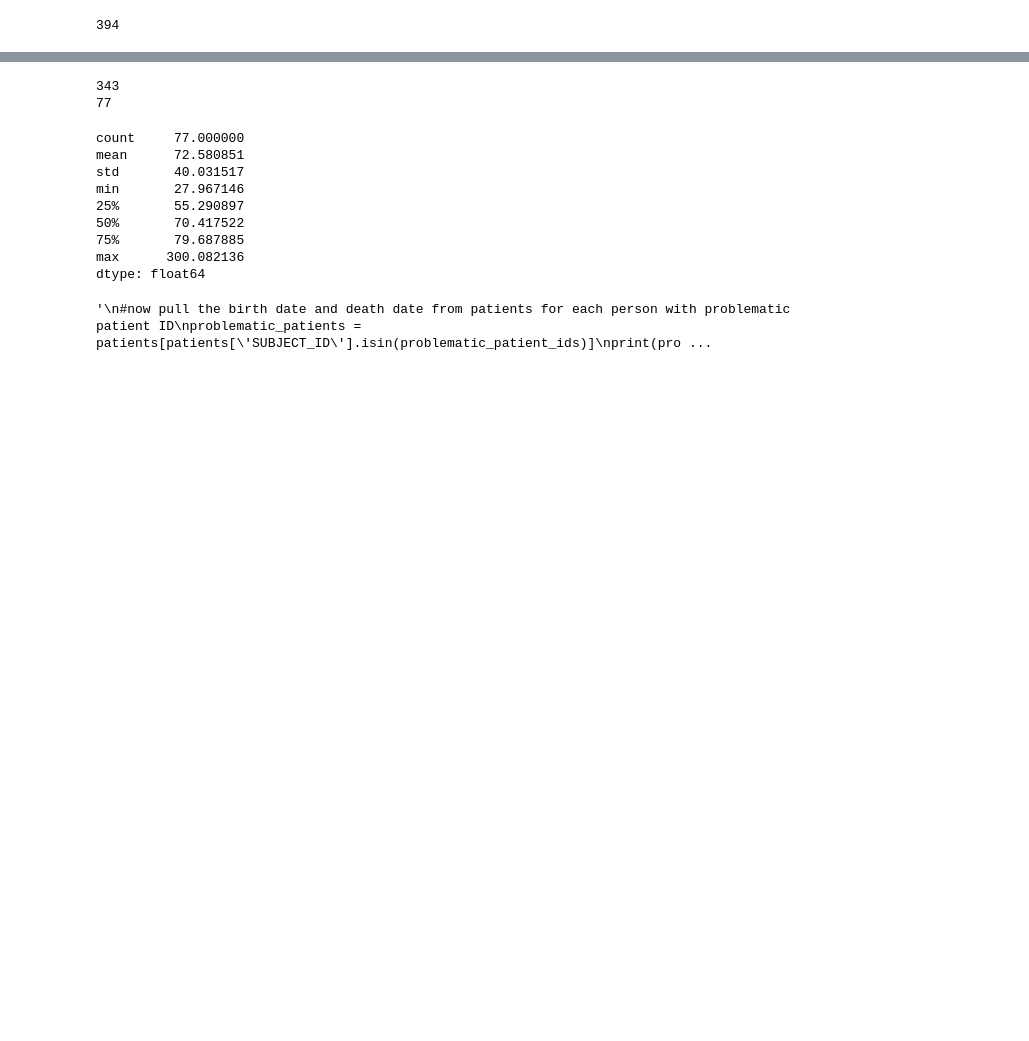
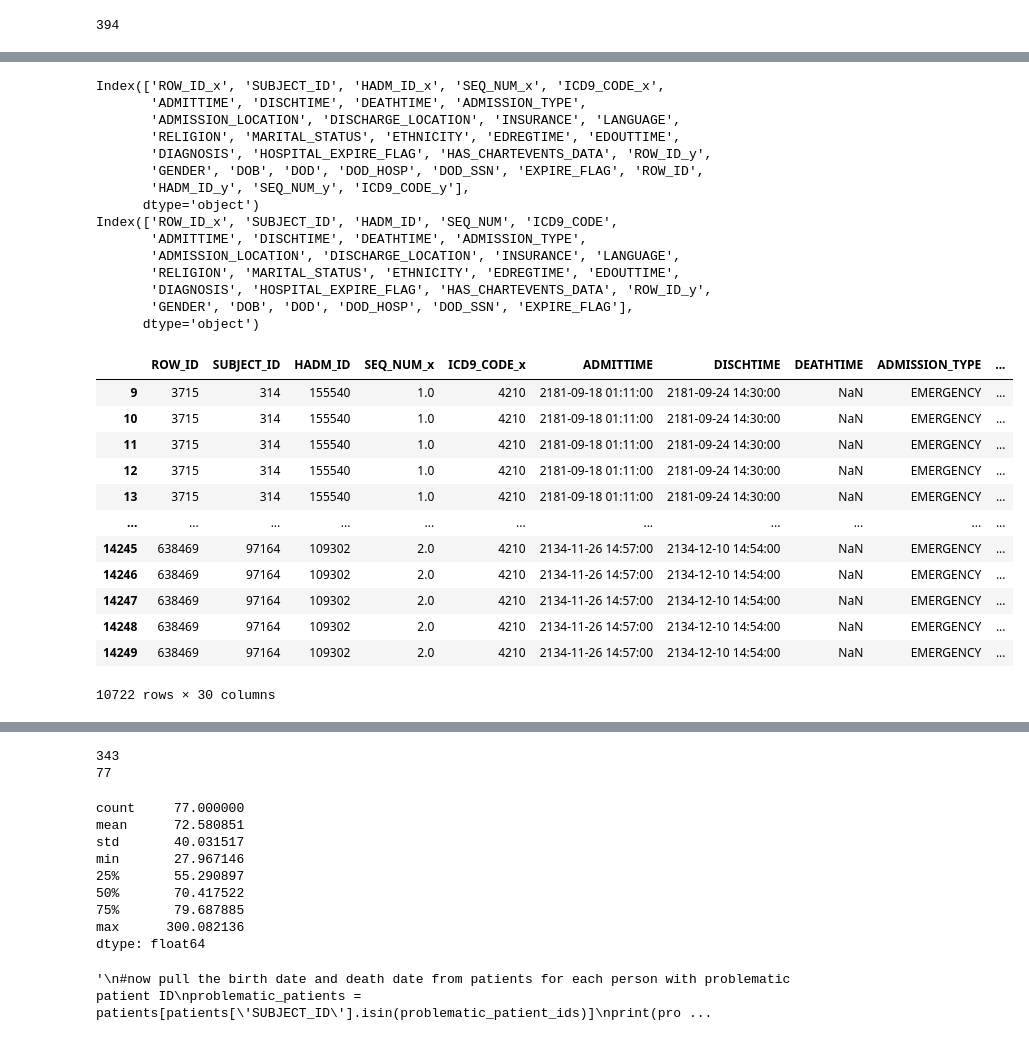
Before and after one commit to SoppingBook/Precision-Medicine-BIOE5860, a Jupyter notebook: Finding Diagnoses Ages.ipynb, the cells around one changed output, grey strips where cells are left out. Cells and saved outputs as stored; diff of their text form; code cells hidden in the pictures; blank space fills up the shorter version.

```diff
--- a/Finding Diagnoses Ages.ipynb
+++ b/Finding Diagnoses Ages.ipynb
@@ -140,0 +165,5 @@ print(len(people_with_code))
+# %%
+#step 3: get DOB from patients table
+demographics = pd.merge(demographics, patients, on='SUBJECT_ID', how='left')
+#display all column headers
+demographics.columns
@@ -140,0 +178,41 @@ print(len(people_with_code))
+# %%
+#step 4: gather all previous diagnoses for each patient
+all_previous_diagnoses = pd.merge(demographics, diagnoses, on='SUBJECT_ID', how='left')
+#filter to only diagnoses that happened before the diagnosis of interest
+print(all_previous_diagnoses.columns)
+print(demographics.columns)
+
+all_previous_diagnoses = all_previous_diagnoses.drop(columns=['ROW_ID_y', 'HADM_ID_y'])
+all_previous_diagnoses = all_previous_diagnoses.rename(columns={'ROW_ID_x': 'ROW_ID', 'HADM_ID_x': 'HADM_ID'})
+
+all_previous_diagnoses = all_previous_diagnoses[all_previous_diagnoses['HADM_ID'] < demographics['HADM_ID'].values[0]]
+all_previous_diagnoses
+# %% [output]
+Index(['ROW_ID_x', 'SUBJECT_ID', 'HADM_ID_x', 'SEQ_NUM_x', 'ICD9_CODE_x',
+       'ADMITTIME', 'DISCHTIME', 'DEATHTIME', 'ADMISSION_TYPE',
+       'ADMISSION_LOCATION', 'DISCHARGE_LOCATION', 'INSURANCE', 'LANGUAGE',
+       'RELIGION', 'MARITAL_STATUS', 'ETHNICITY', 'EDREGTIME', 'EDOUTTIME',
+       'DIAGNOSIS', 'HOSPITAL_EXPIRE_FLAG', 'HAS_CHARTEVENTS_DATA', 'ROW_ID_y',
+       'GENDER', 'DOB', 'DOD', 'DOD_HOSP', 'DOD_SSN', 'EXPIRE_FLAG', 'ROW_ID',
+       'HADM_ID_y', 'SEQ_NUM_y', 'ICD9_CODE_y'],
+      dtype='object')
+Index(['ROW_ID_x', 'SUBJECT_ID', 'HADM_ID', 'SEQ_NUM', 'ICD9_CODE',
+       'ADMITTIME', 'DISCHTIME', 'DEATHTIME', 'ADMISSION_TYPE',
+       'ADMISSION_LOCATION', 'DISCHARGE_LOCATION', 'INSURANCE', 'LANGUAGE',
+       'RELIGION', 'MARITAL_STATUS', 'ETHNICITY', 'EDREGTIME', 'EDOUTTIME',
+       'DIAGNOSIS', 'HOSPITAL_EXPIRE_FLAG', 'HAS_CHARTEVENTS_DATA', 'ROW_ID_y',
+       'GENDER', 'DOB', 'DOD', 'DOD_HOSP', 'DOD_SSN', 'EXPIRE_FLAG'],
+      dtype='object')
+|  | ROW_ID | SUBJECT_ID | HADM_ID | SEQ_NUM_x | ICD9_CODE_x | ADMITTIME | DISCHTIME | DEATHTIME | ADMISSION_TYPE | ... |
+| 9 | 3715 | 314 | 155540 | 1.0 | 4210 | 2181-09-18 01:11:00 | 2181-09-24 14:30:00 | NaN | EMERGENCY | ... |
+| 10 | 3715 | 314 | 155540 | 1.0 | 4210 | 2181-09-18 01:11:00 | 2181-09-24 14:30:00 | NaN | EMERGENCY | ... |
+| 11 | 3715 | 314 | 155540 | 1.0 | 4210 | 2181-09-18 01:11:00 | 2181-09-24 14:30:00 | NaN | EMERGENCY | ... |
+| 12 | 3715 | 314 | 155540 | 1.0 | 4210 | 2181-09-18 01:11:00 | 2181-09-24 14:30:00 | NaN | EMERGENCY | ... |
+| 13 | 3715 | 314 | 155540 | 1.0 | 4210 | 2181-09-18 01:11:00 | 2181-09-24 14:30:00 | NaN | EMERGENCY | ... |
+| ... | ... | ... | ... | ... | ... | ... | ... | ... | ... | ... |
+| 14245 | 638469 | 97164 | 109302 | 2.0 | 4210 | 2134-11-26 14:57:00 | 2134-12-10 14:54:00 | NaN | EMERGENCY | ... |
+| 14246 | 638469 | 97164 | 109302 | 2.0 | 4210 | 2134-11-26 14:57:00 | 2134-12-10 14:54:00 | NaN | EMERGENCY | ... |
+| 14247 | 638469 | 97164 | 109302 | 2.0 | 4210 | 2134-11-26 14:57:00 | 2134-12-10 14:54:00 | NaN | EMERGENCY | ... |
+| 14248 | 638469 | 97164 | 109302 | 2.0 | 4210 | 2134-11-26 14:57:00 | 2134-12-10 14:54:00 | NaN | EMERGENCY | ... |
+| 14249 | 638469 | 97164 | 109302 | 2.0 | 4210 | 2134-11-26 14:57:00 | 2134-12-10 14:54:00 | NaN | EMERGENCY | ... |
+10722 rows × 30 columns
```
Also changed, not shown: parts of 6 cells of this notebook.
